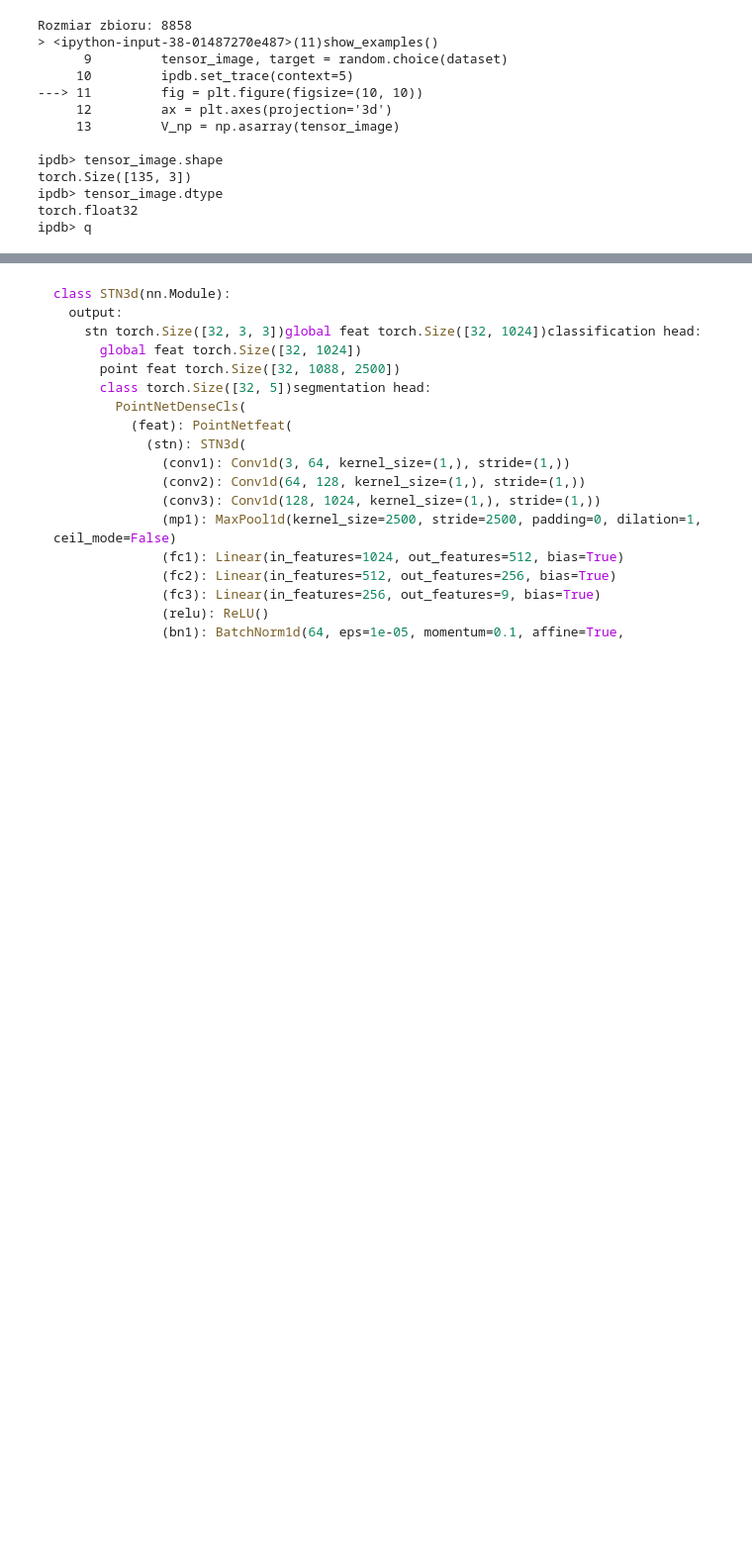
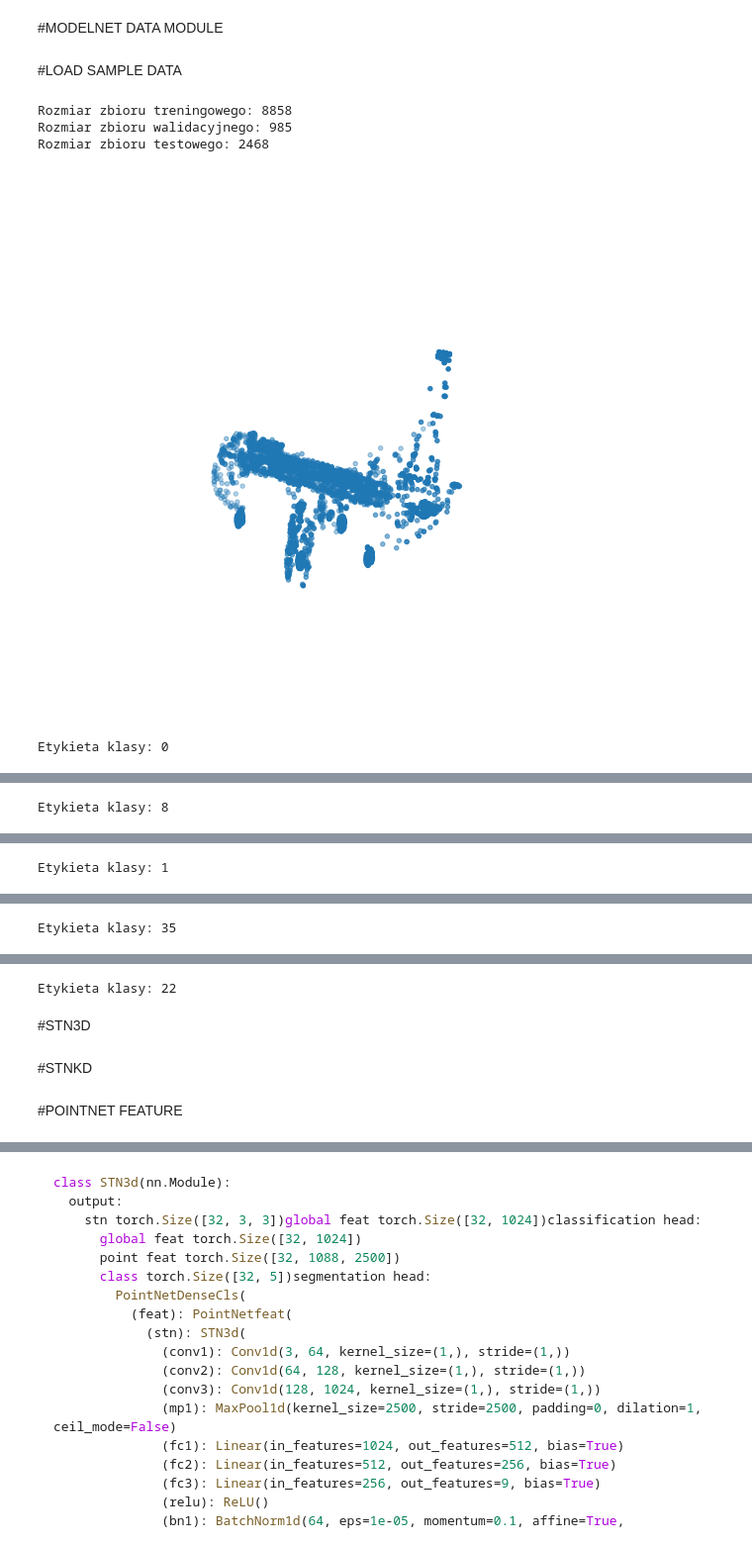
Before and after one commit to wojtekbrodowski/gsn-pointnet, a Jupyter notebook: GSN_PointNet.ipynb, the cells around one changed output, grey strips where cells are left out. Shown at 99% size. Saved outputs shown, nothing was run; the diff lists cells and outputs as text; code cells hidden in the pictures; blank space fills up the shorter version.

Commit message:
13-12-2022 - próba trenowania PointNet
- dodanie randomizacji w default_loader
- dodanie słownika klas obiektów
- dodanie czytania listy plików testowych i trenujących datasetu
- próba trenowania

```diff
--- a/GSN_PointNet.ipynb
+++ b/GSN_PointNet.ipynb
@@ -153,23 +139,35 @@ class ModelNetFileList(data.Dataset):
+# %% [markdown]
+#MODELNET DATA MODULE
 # %%
 class ModelNetDataModule(pl.LightningDataModule):
-    def __init__(self, batch_size, data_dir: str = './model/ModelNet40/'):
+    def __init__(self, batch_size, npoints=100, data_dir: str = './model/ModelNet40/'):
         super().__init__()
         self.data_dir = data_dir
         self.batch_size = batch_size
         self.num_classes = 40
+        self.npoints = npoints
         self.imglist = [f1 for f1 in glob.glob(data_dir + '**/*.off', recursive=True)]# if isfile(join(self.data_dir, f1))]
         self.trainlist = [f2 for f2 in self.imglist if "train" in f2]
         self.testlist = [f3 for f3 in self.imglist if "test" in f3]
 
+
     def setup(self, stage=None):
         #training / validation
         if stage == 'fit' or stage is None:
-            train_dataset = ModelNetFileList(root=self.data_dir, flist=self.trainlist)
+            train_dataset = ModelNetFileList(root=self.data_dir, numpoints=self.npoints, flist=self.trainlist)
             train_dataset_size = int(len(train_dataset) * 0.9)
             self.train_dataset, self.val_dataset = random_split(train_dataset, [train_dataset_size, len(train_dataset) - train_dataset_size])
         #testing
         if stage == 'test' or stage is None:
-            self.test_dataset = ModelNetFileList(root=self.data_dir, flist=self.testlist)
+            self.test_dataset = ModelNetFileList(root=self.data_dir, numpoints=self.npoints, flist=self.testlist)
+
+    def prepare_batch(self):
+        batch_tensor = torch.empty((self.batch_size, 3, self.npoints))
+        for n in range(self.batch_size):
+            obj, target = random.choice(self.train_dataset)
+            obj = obj.view(obj.shape[1], obj.shape[0])
+            batch_tensor[n, :, :] = obj
+        self.batch_tensor = batch_tensor
 
     def train_dataloader(self):
         return DataLoader(self.train_dataset, batch_size=self.batch_size, shuffle=True)
@@ -179,47 +177,44 @@ class ModelNetDataModule(pl.LightningDataModule):
 
     def test_dataloader(self):
         return DataLoader(self.test_dataset, batch_size=self.batch_size)
+# %% [markdown]
+#LOAD SAMPLE DATA
 # %%
-#%pdb on
+sample_data = ModelNetDataModule(batch_size=10, npoints=4000)
+sample_data.setup()
+sample_data.prepare_batch()
 
-sample_data = ModelNetDataModule(10)
-sample_data.setup()
-print("Rozmiar zbioru: " + str(len(sample_data.train_dataset)))
+print("Rozmiar zbioru treningowego: " + str(len(sample_data.train_dataset)))
+print("Rozmiar zbioru walidacyjnego: " + str(len(sample_data.val_dataset)))
+print("Rozmiar zbioru testowego: " + str(len(sample_data.test_dataset)))
+
 
 def show_examples(dataset, n):
     for i in range(n):
         tensor_image, target = random.choice(dataset)
-        ipdb.set_trace(context=5)
+        #ipdb.set_trace(context=5)
         fig = plt.figure(figsize=(10, 10))
         ax = plt.axes(projection='3d')
         V_np = np.asarray(tensor_image)
-        #ipdb.set_trace(context=4)
+
         #print(V_np.size)
         #print(V_np)
         xx = V_np[:, 0]
         yy = V_np[:, 1]
         zz = V_np[:, 2]
         ax.scatter(xx, yy, zz)
         plt.axis('off')
         plt.show()
 
         print('Etykieta klasy: {}'.format(target))
         print()
 
 show_examples(sample_data.train_dataset, 5)
 
 #dir(sample_data)
 # %% [output]
-Rozmiar zbioru: 8858
-> <ipython-input-38-01487270e487>(11)show_examples()
-      9         tensor_image, target = random.choice(dataset)
-     10         ipdb.set_trace(context=5)
----> 11         fig = plt.figure(figsize=(10, 10))
-     12         ax = plt.axes(projection='3d')
-     13         V_np = np.asarray(tensor_image)
-
-ipdb> tensor_image.shape
-torch.Size([135, 3])
-ipdb> tensor_image.dtype
-torch.float32
-ipdb> q
+Rozmiar zbioru treningowego: 8858
+Rozmiar zbioru walidacyjnego: 985
+Rozmiar zbioru testowego: 2468
+[figure, added]
+Etykieta klasy: 0
@@ -225,0 +222 @@ ipdb> q
+Etykieta klasy: 8
@@ -225,0 +224 @@ ipdb> q
+Etykieta klasy: 1
@@ -225,0 +226 @@ ipdb> q
+Etykieta klasy: 35
@@ -226,2 +228,5 @@ ipdb> q
+Etykieta klasy: 22
+# %% [markdown]
+#STN3D
 # %%
 class STN3d(nn.Module):
@@ -262,3 +266,5 @@ class STN3d(nn.Module):
         x = x + iden
         x = x.view(-1, 3, 3)
         return x
+# %% [markdown]
+#STNKD
@@ -264,0 +309,2 @@ class STN3d(nn.Module):
+# %% [markdown]
+#POINTNET FEATURE
```
Also changed, not shown: parts of 24 cells of this notebook.
